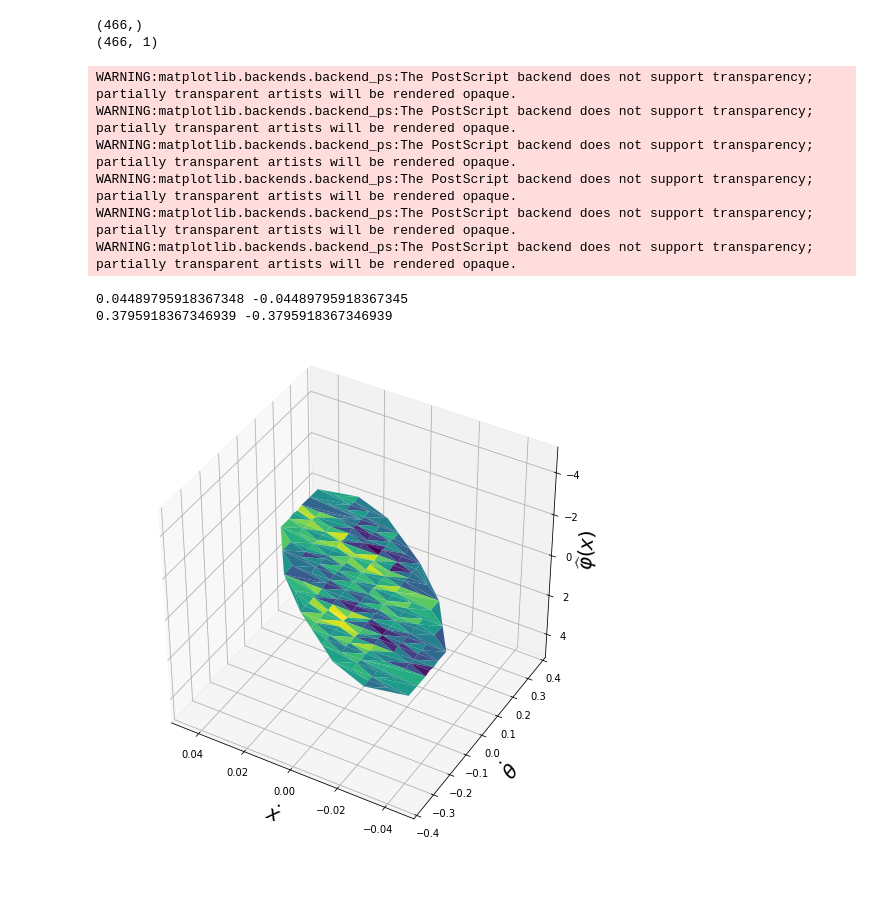
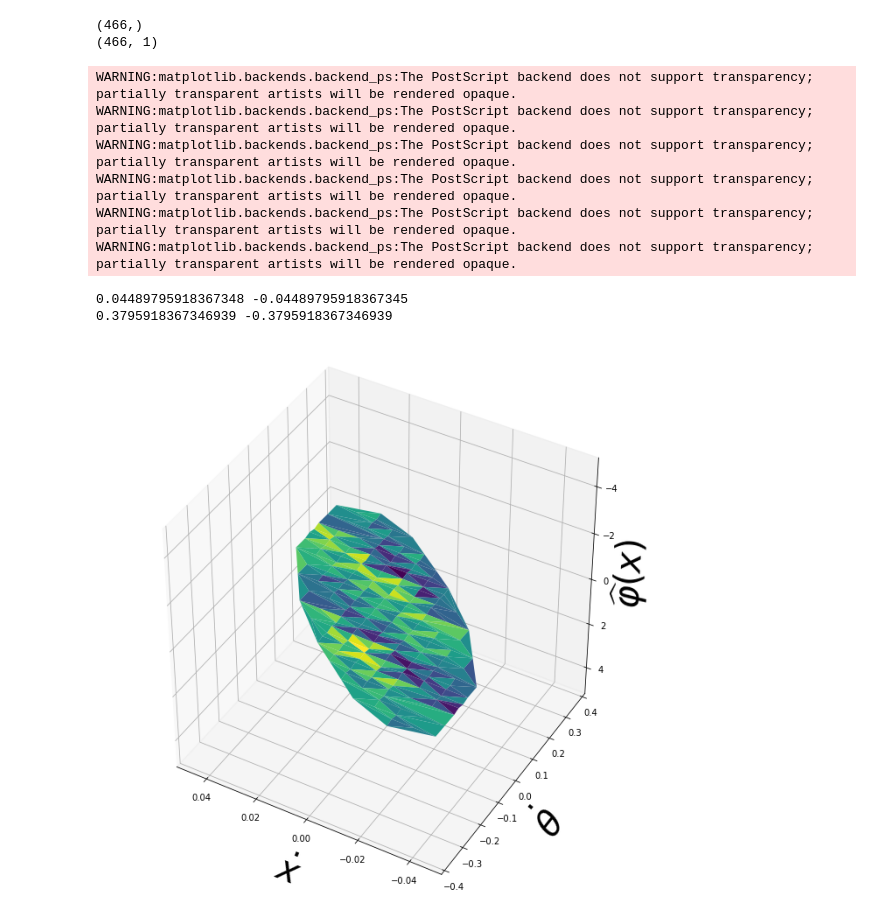
Before and after one commit to mdoshi2612/Optimal-Control, a Jupyter notebook: Inverted Pendulum/Inverted_Pendulum.ipynb, the cells around one changed output. Drawn from its saved outputs; the diff is of its cells as text; code cells hidden in the pictures; blank space fills up the shorter version.

```diff
--- a/Inverted Pendulum/Inverted_Pendulum.ipynb
+++ b/Inverted Pendulum/Inverted_Pendulum.ipynb
@@ -143,28 +143,28 @@ np.savetxt("4d_quasi_feedback.txt", quasi_feedback)
 # %%
 fig = plt.figure()
 ax = plt.axes(projection='3d')
 plt.rcParams["figure.figsize"] = [9.0, 9.0]
 # plotting the points
 ax.plot_trisurf(np_inside_ellipse[:, 1],np_inside_ellipse[:, 3], quasi_feedback, cmap='viridis', edgecolor='none')
 print(np.max(np_inside_ellipse[:, 1]), np.min(np_inside_ellipse[:, 1]))
 print(np.max(np_inside_ellipse[:, 3]), np.min(np_inside_ellipse[:, 3]))
-ax.set_zlabel(r'$\widehat{\varphi}(x)$', rotation = 0, fontsize = 20)
-ax.set_xlabel(r'$\dot{x}$', fontsize = 20,labelpad=10)
-ax.set_ylabel(r'$\dot{\theta}$', fontsize = 20,labelpad= 10)
+ax.set_zlabel(r'$\widehat{\varphi}(x)$', rotation = 0, fontsize = 40, labelpad = 10)
+ax.set_xlabel(r'$\dot{x}$', fontsize = 40,labelpad=20)
+ax.set_ylabel(r'$\dot{\theta}$', fontsize = 40,labelpad= 20)
 
 ax.view_init(-140, 60)
 ax.set_xlim(-0.05, 0.05)
 ax.set_ylim(-0.4, 0.4)
 ax.set_zlim(-5, 5)
 plt.savefig('quasi_feedback_1.eps', format='eps')
 plt.show()
 # %% [output]
 WARNING:matplotlib.backends.backend_ps:The PostScript backend does not support transparency; partially transparent artists will be rendered opaque.
 WARNING:matplotlib.backends.backend_ps:The PostScript backend does not support transparency; partially transparent artists will be rendered opaque.
 WARNING:matplotlib.backends.backend_ps:The PostScript backend does not support transparency; partially transparent artists will be rendered opaque.
 WARNING:matplotlib.backends.backend_ps:The PostScript backend does not support transparency; partially transparent artists will be rendered opaque.
 WARNING:matplotlib.backends.backend_ps:The PostScript backend does not support transparency; partially transparent artists will be rendered opaque.
 WARNING:matplotlib.backends.backend_ps:The PostScript backend does not support transparency; partially transparent artists will be rendered opaque.
 0.04489795918367348 -0.04489795918367345
 0.3795918367346939 -0.3795918367346939
-[figure, old version]
+[figure, new version]
```
Also changed, not shown: parts of 6 cells of this notebook, 13 other files.
